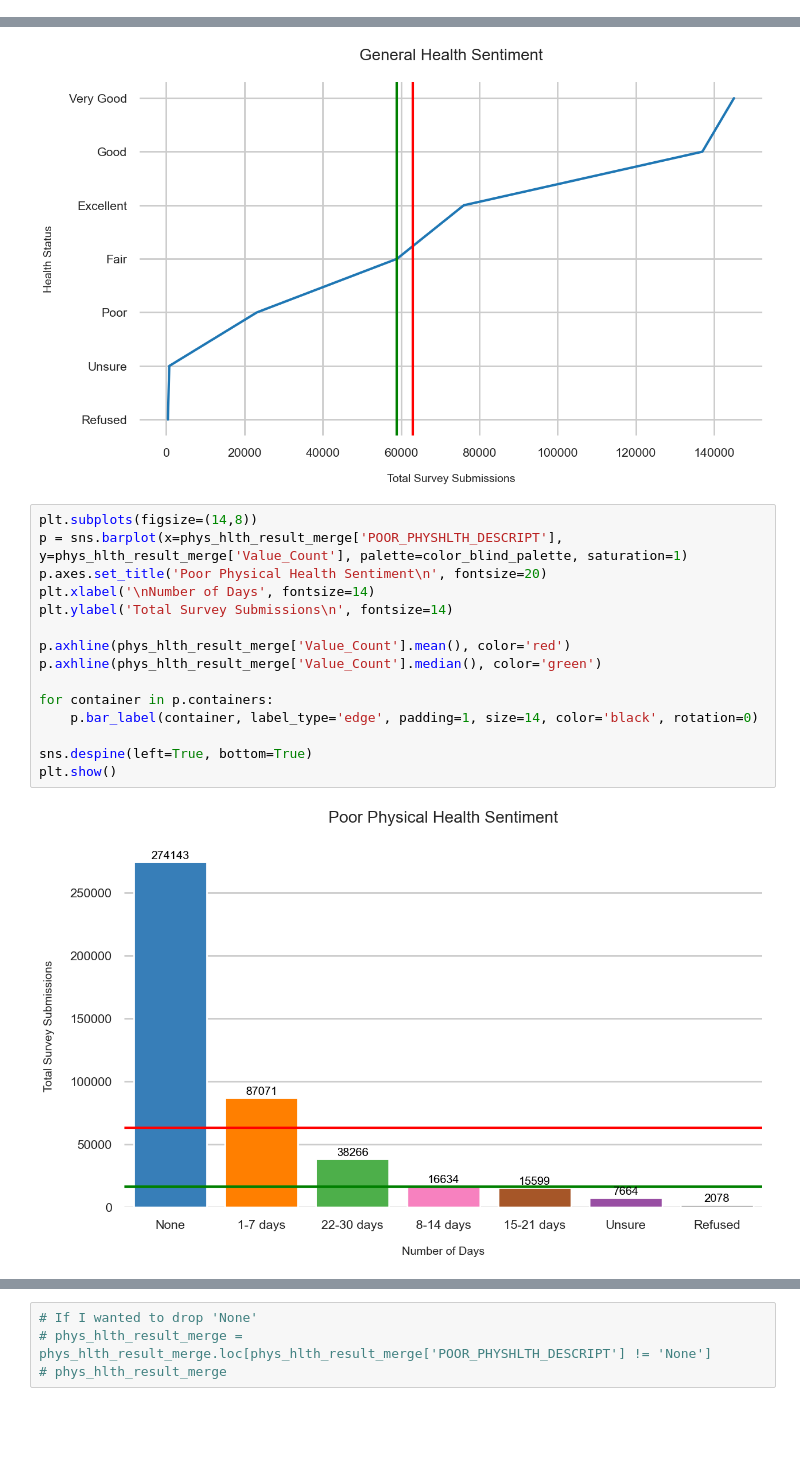
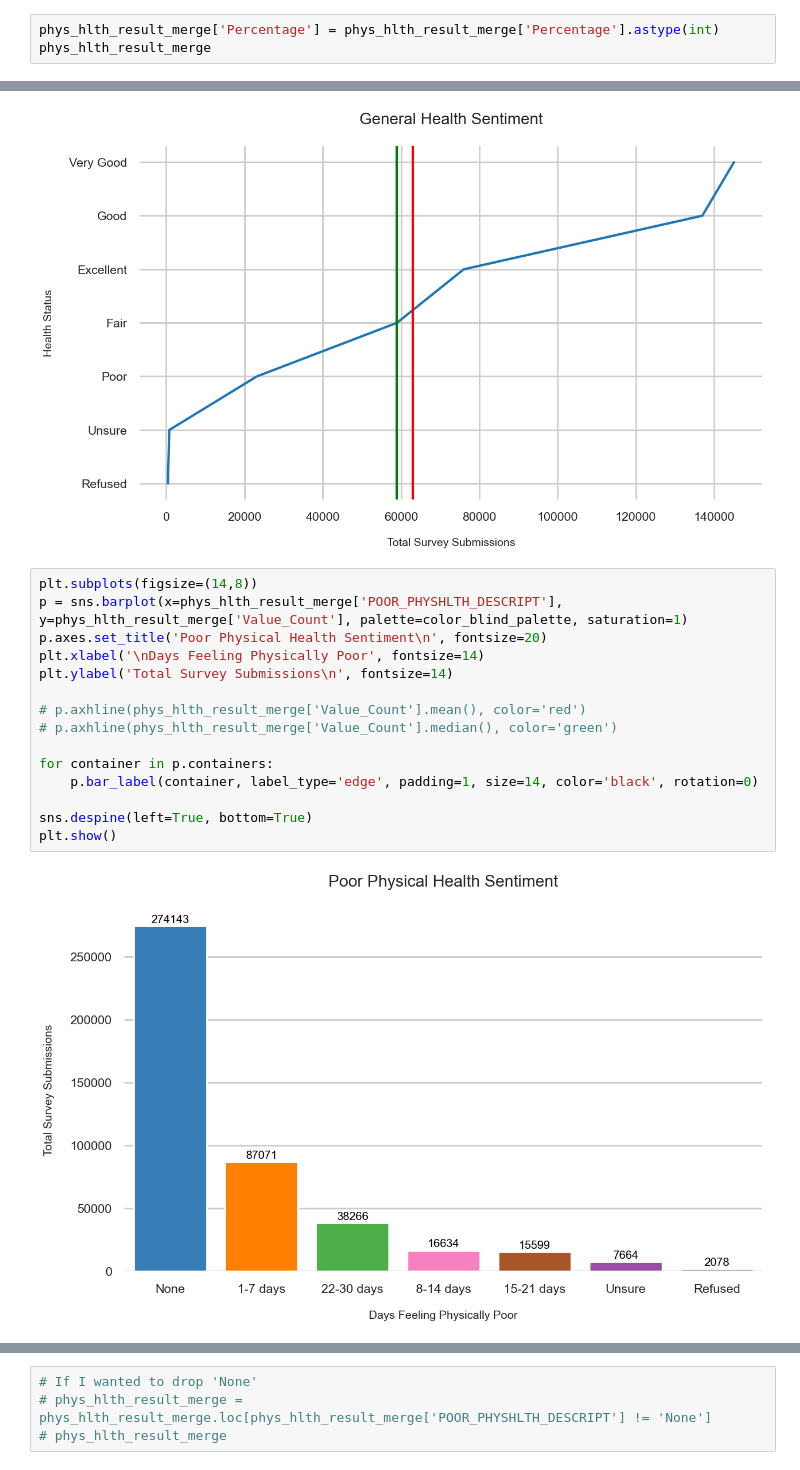
Before and after one commit to veroanalytic/analytics-template, a Jupyter notebook: brfss/brfss-analysis.ipynb, the cells around one changed output, grey strips where cells are left out. Drawn from its saved outputs; the diff is of its cells as text; blank space fills up the shorter version.

Commit message:
more data viz for gen and phys hlth

```diff
--- a/brfss/brfss-analysis.ipynb
+++ b/brfss/brfss-analysis.ipynb
@@ -504,3 +504,6 @@ phys_hlth_result_merge
 | 4 | 15-21 days | 15599 | 3.533542 |
 | 5 | Unsure | 7664 | 1.736077 |
 | 6 | Refused | 2078 | 0.470716 |
+# %%
+phys_hlth_result_merge['Percentage'] = phys_hlth_result_merge['Percentage'].astype(int)
+phys_hlth_result_merge
@@ -576,17 +599,17 @@ plt.show()
 # %%
 plt.subplots(figsize=(14,8))
 p = sns.barplot(x=phys_hlth_result_merge['POOR_PHYSHLTH_DESCRIPT'], y=phys_hlth_result_merge['Value_Count'], palette=color_blind_palette, saturation=1)
 p.axes.set_title('Poor Physical Health Sentiment\n', fontsize=20)
-plt.xlabel('\nNumber of Days', fontsize=14)
+plt.xlabel('\nDays Feeling Physically Poor', fontsize=14)
 plt.ylabel('Total Survey Submissions\n', fontsize=14)
 
-p.axhline(phys_hlth_result_merge['Value_Count'].mean(), color='red')
-p.axhline(phys_hlth_result_merge['Value_Count'].median(), color='green')
+# p.axhline(phys_hlth_result_merge['Value_Count'].mean(), color='red')
+# p.axhline(phys_hlth_result_merge['Value_Count'].median(), color='green')
 
 for container in p.containers:
     p.bar_label(container, label_type='edge', padding=1, size=14, color='black', rotation=0)
 
 sns.despine(left=True, bottom=True)
 plt.show()
 # %% [output]
-[figure, old version]
+[figure, new version]
```
Also changed, not shown: parts of 4 cells of this notebook.
